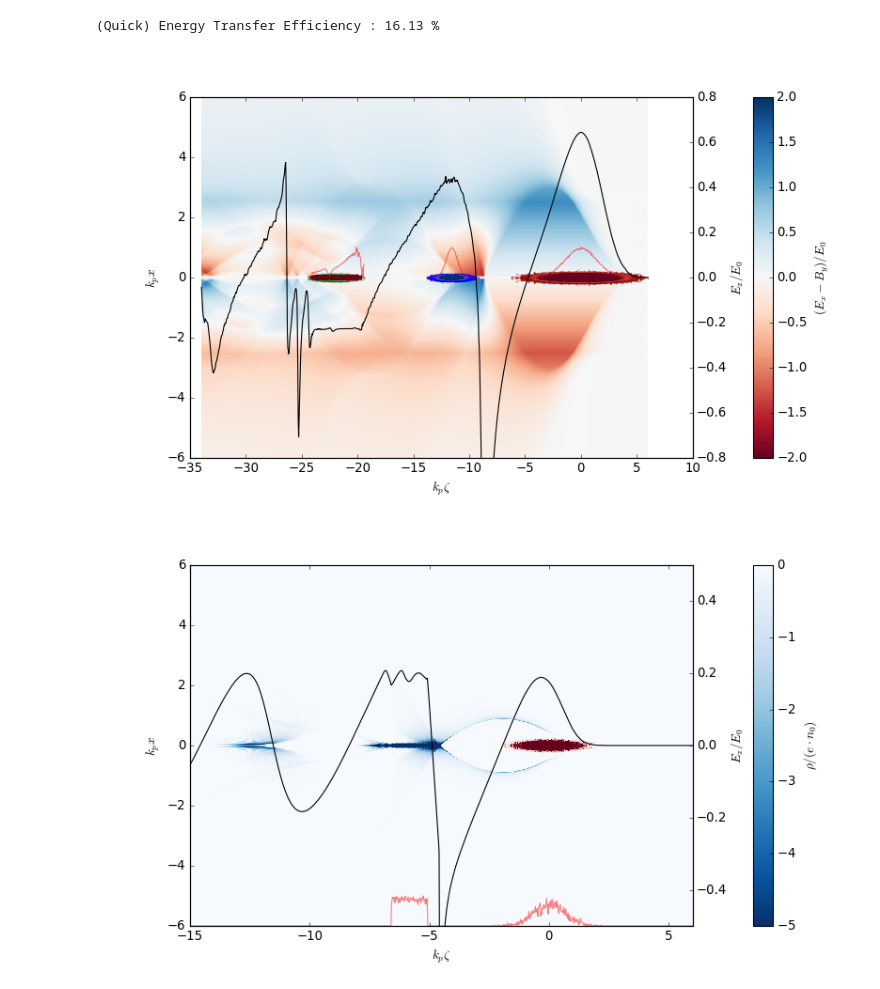
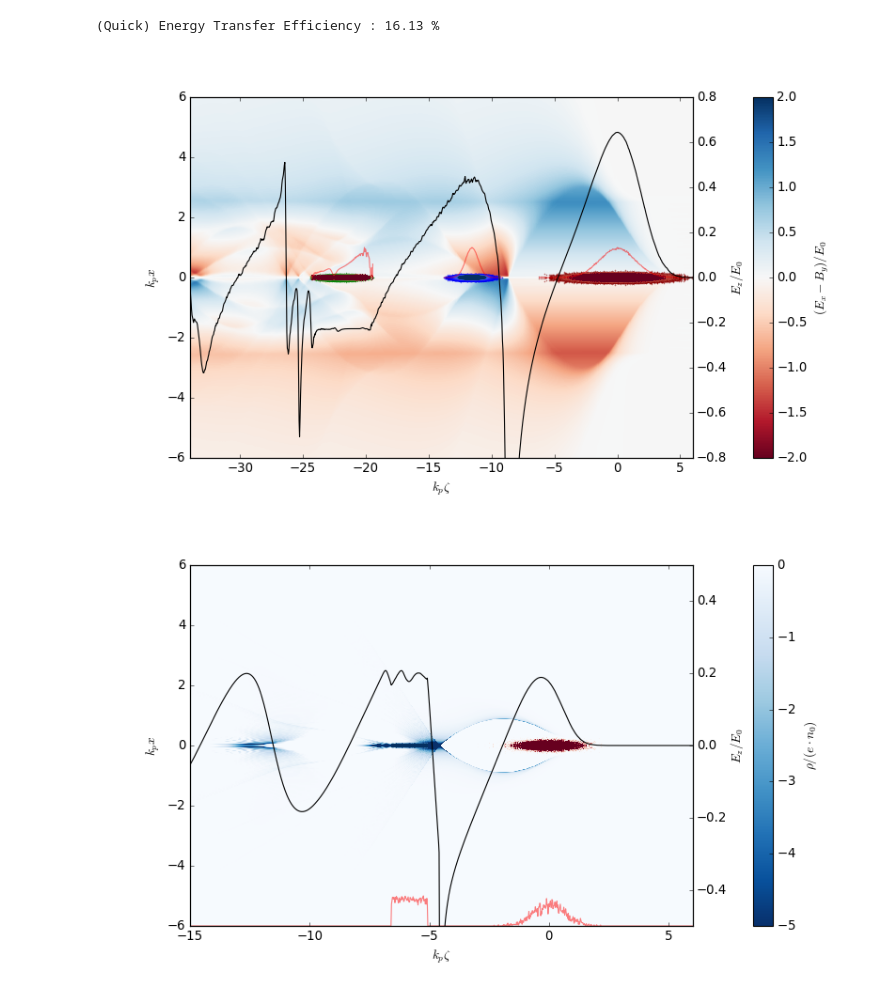
Before and after one commit to MaxVarverakis/PositronPWFA, a Jupyter notebook: analysis/brief_analysis.ipynb, the cells around one changed output. Drawn from its saved outputs; the diff is of its cells as text; code cells hidden in the pictures.

```diff
--- a/analysis/brief_analysis.ipynb
+++ b/analysis/brief_analysis.ipynb
@@ -668,7 +668,7 @@ plt.plot(xD, profileD / max(profileD), 'r', alpha = .5)
 plt.plot(xW, profileW / max(profileW), 'r', alpha = .5)
 plt.plot(xR, profileR / max(profileR), 'r', alpha = .5)
 
-# plt.ylim(info.xmin, info.xmax)
+plt.xlim(info.zmin, info.zmax)
 plt.ylim(-6, 6)
 plt.ylabel('$k_px$')
 plt.xlabel('$k_p\zeta$')
@@ -684,34 +684,34 @@ ax2.set_ylabel(r'$E_z/E_0$',  labelpad = 1)
 # ax2.set_ylabel(r'$[u_x]/(m_e c)$',  labelpad = 1)
 # ax2.ticklabel_format(style = 'sci', axis = 'y', scilimits = (0,0), useMathText=True)
 # ax2.add_artist(leg)
 
 # o = 0.
 # ax2.plot(xD, .3 * profileD / max(profileD) + o, 'k--')
 # ax2.plot(xW, .25 * profileW / max(profileW) + o, 'k-')
 # ax2.plot(xR, .3 * profileR / max(profileR) + o, 'k--')
 
 # profileR = np.sum([gaussian(info.z[maskR], *params) for params in prof['recovery']], axis = 0)
 # ax2.plot(xR, .3 * profileR / max(profileR) + o, 'r--')
 # plt.hlines(o, info.zmin, info.zmax, color = 'gray', linestyle = '--')
 
 
 # plt.plot(centers, .25 * pts / max(pts), c = 'r', ls = '-', alpha = .5)
 # plt.plot(centersW, .25 * ptsW / max(ptsW), c = 'r', ls = '-', alpha = .5)
 # plt.vlines(-21.3046875, info.xmin, info.xmax, color = 'gray', linestyle = '--')
 
 divider2 = make_axes_locatable(ax)
 cax2 = divider2.append_axes("right", size = "4%", pad = .8)
 divider3 = make_axes_locatable(ax2)
 cax3 = divider3.append_axes("right", size = "4%", pad = .8)
 cax3.remove()
 
 
 cb2 = plt.colorbar(im, cax = cax2)
 cb2.set_label(r'$(E_x - B_y)/E_0 $')
 # plt.savefig('images/16Efficiency.png', dpi = 300, bbox_inches = 'tight')
 plt.show()
 # %% [output]
-[figure, old version]
+[figure, new version]
 # %%
 kp = skinDepth(n0)**-1
 E_0 = E0(n0)
```
Also changed, not shown: 1 other file.
